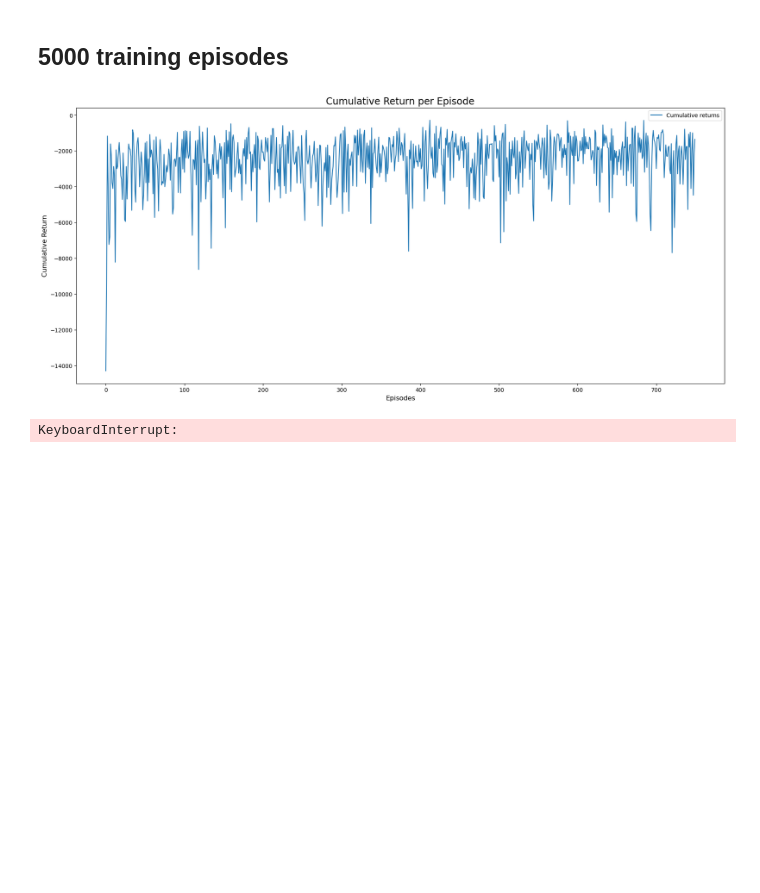
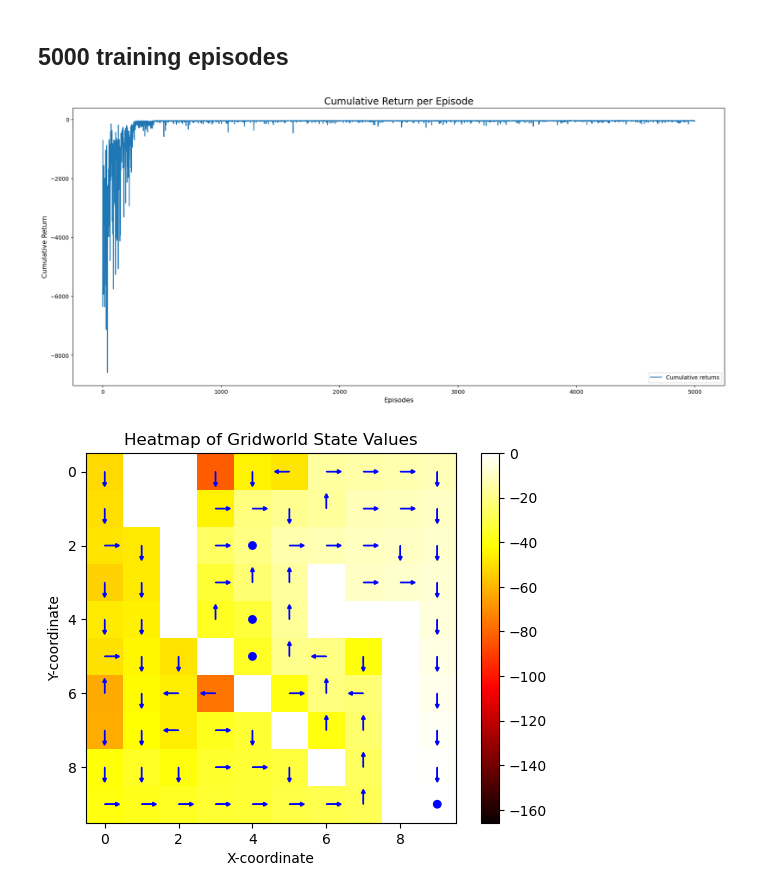
Before and after one commit to iltramont/RL_Grid_World, a Jupyter notebook: Main.ipynb, the cells around one changed output. Cells and saved outputs as stored; diff of their text form; code cells hidden in the pictures; blank space fills up the shorter version.

```diff
--- a/Main.ipynb
+++ b/Main.ipynb
@@ -14,7 +14,7 @@ np.random.seed(42)
 # %% [markdown]
 ## Constants
 # %%
-MALFUNCTION_PROBABILITY = 0.2
+MALFUNCTION_PROBABILITY = 0.01
 EPSILON = 0.5
 MIN_EPSILON = 0.1
 DELAY = 0.001
@@ -88,10 +88,10 @@ mc_agent.plot_value_table()
 # %%
 env.reset()
 training_episodes = 5000
-plot_frequency = 50
+plot_frequency = 100
 mc_agent = MontecarloAgent(env, discount_factor=DISCOUNT_FACTOR, epsilon=EPSILON, min_epsilon=MIN_EPSILON)
 mc_agent.train(n_episodes=training_episodes, plot=True, plot_frequency=plot_frequency)
 mc_agent.plot_value_table()
 # %% [output]
-[figure, old version]
+[figure, new version]
-KeyboardInterrupt:
+[figure, added]
```
Also changed, not shown: parts of 4 cells of this notebook, 1 other file.
